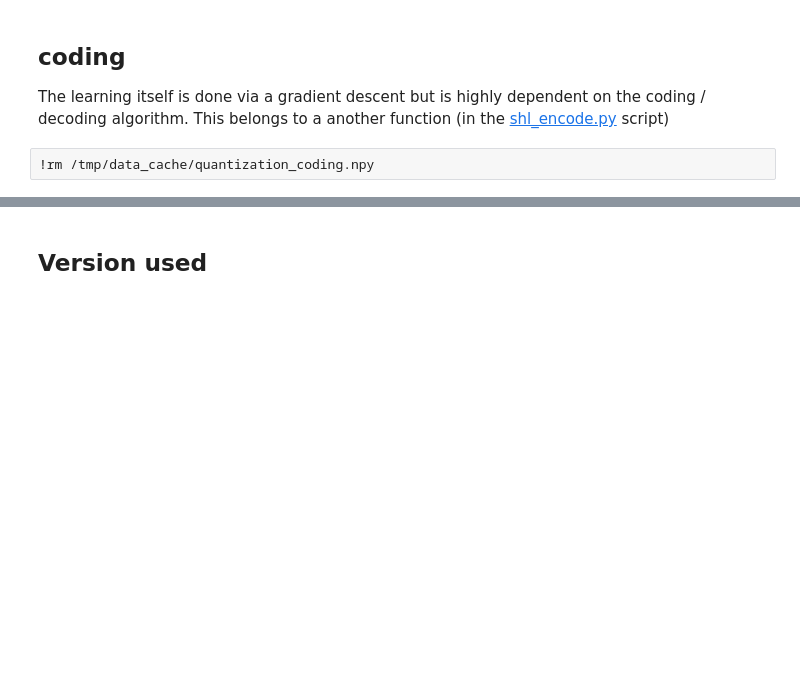
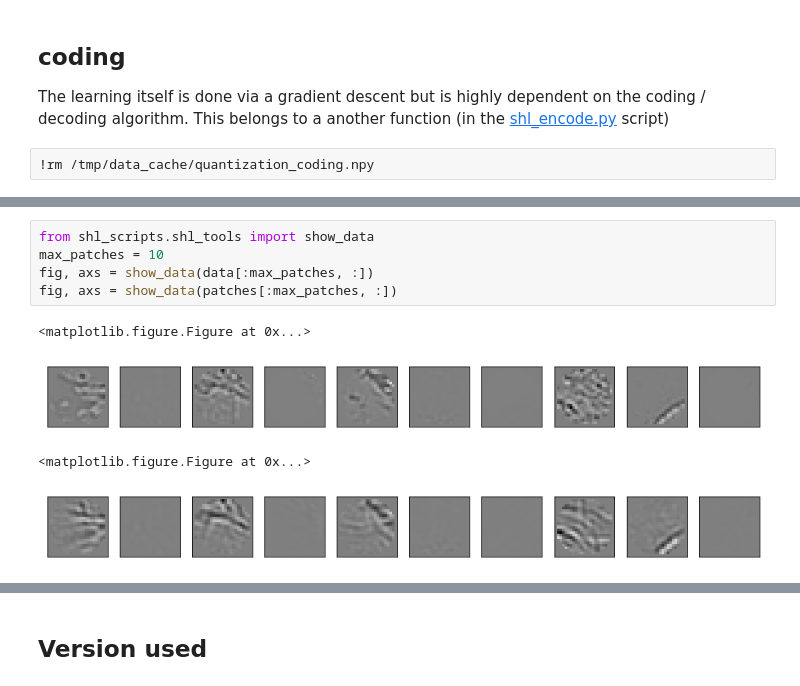
Before and after one commit to bicv/SparseHebbianLearning, a Jupyter notebook: probe/basics-quantization.ipynb, the cells around one changed output, grey strips where cells are left out. Cells and saved outputs as stored; diff of their text form; blank space fills up the shorter version.

```diff
--- a/probe/basics-quantization.ipynb
+++ b/probe/basics-quantization.ipynb
@@ -107,2 +115,12 @@ print('number of codes, size of reconstructed images = ', patches.shape)
+# %%
+from shl_scripts.shl_tools import show_data
+max_patches = 10
+fig, axs = show_data(data[:max_patches, :])
+fig, axs = show_data(patches[:max_patches, :])
+# %% [output]
+<matplotlib.figure.Figure at 0x...>
+[figure, added]
+<matplotlib.figure.Figure at 0x...>
+[figure, added]
 # %%
 error = data - patches
```
Also changed, not shown: parts of 4 cells of this notebook, 2 other files.
